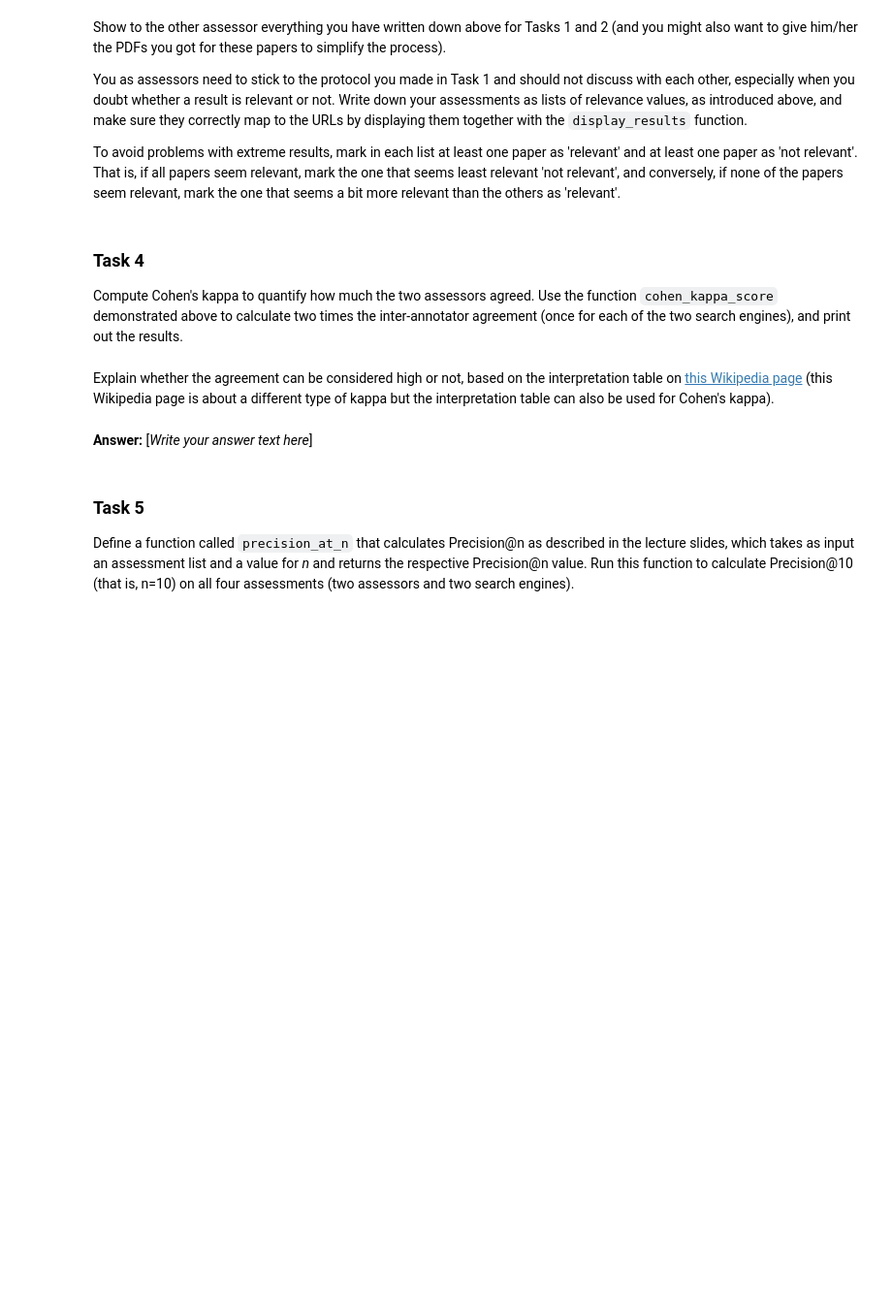
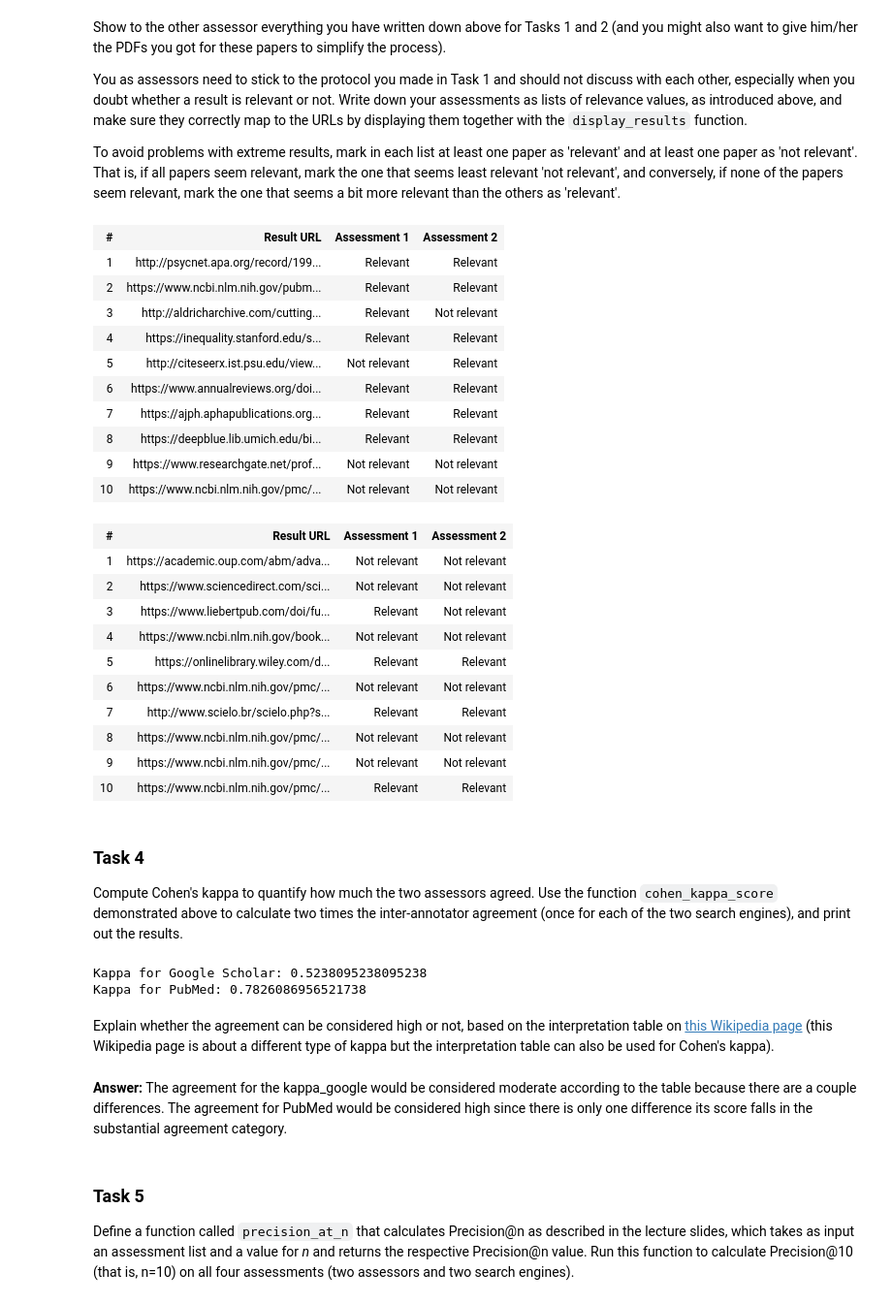
Before and after one commit to rockaflacka47/Information-Retrieval, a Jupyter notebook: IR2018-master/04_evaluating.ipynb, the cells around one changed output. Shown at 97% size. Drawn from its saved outputs; the diff is of its cells as text; code cells hidden in the pictures; blank space fills up the shorter version.

```diff
--- a/IR2018-master/04_evaluating.ipynb
+++ b/IR2018-master/04_evaluating.ipynb
@@ -257,21 +257,46 @@ To avoid problems with extreme results, mark in each list at least one paper as
 # %%
 # 0 = not relevant; 1 = relevant
 
 # You only need to create 4 of the following 6 lists, again depending on which search engines you chose.
 
 # Assessment 1 is from you:
 
-#assessment1_google = ...
+assessment1_google = [1, 1, 1, 1, 0, 1, 1, 1, 0, 0]
 #assessment1_semantic = ...
-#assessment1_pubmed = ...
+assessment1_pubmed = [0, 0, 1, 0, 1, 0, 1, 0, 0, 1]
 
 # Assessment 2 is from your fellow student (don't show him/her your own assessment!):
 
-#assessment2_google = ...
+assessment2_google = [1, 1, 0, 1, 1, 1, 1, 1, 0, 0]
 #assessment2_semantic = ...
-#assessment2_pubmed = ...
+assessment2_pubmed =[0, 0, 0, 0, 1, 0, 1, 0, 0, 1]
 
 # Call display_results here
+display_results(urls_google, assessment1_google, assessment2_google)
+display_results(urls_pubmed, assessment1_pubmed, assessment2_pubmed)
+# %% [output]
+| # | Result URL | Assessment 1 | Assessment 2 |
+| 1 | http://psycnet.apa.org/record/199... | Relevant | Relevant |
+| 2 | https://www.ncbi.nlm.nih.gov/pubm... | Relevant | Relevant |
+| 3 | http://aldricharchive.com/cutting... | Relevant | Not relevant |
+| 4 | https://inequality.stanford.edu/s... | Relevant | Relevant |
+| 5 | http://citeseerx.ist.psu.edu/view... | Not relevant | Relevant |
+| 6 | https://www.annualreviews.org/doi... | Relevant | Relevant |
+| 7 | https://ajph.aphapublications.org... | Relevant | Relevant |
+| 8 | https://deepblue.lib.umich.edu/bi... | Relevant | Relevant |
+| 9 | https://www.researchgate.net/prof... | Not relevant | Not relevant |
+| 10 | https://www.ncbi.nlm.nih.gov/pmc/... | Not relevant | Not relevant |
+| # | Result URL | Assessment 1 | Assessment 2 |
+| 1 | https://academic.oup.com/abm/adva... | Not relevant | Not relevant |
+| 2 | https://www.sciencedirect.com/sci... | Not relevant | Not relevant |
+| 3 | https://www.liebertpub.com/doi/fu... | Relevant | Not relevant |
+| 4 | https://www.ncbi.nlm.nih.gov/book... | Not relevant | Not relevant |
+| 5 | https://onlinelibrary.wiley.com/d... | Relevant | Relevant |
+| 6 | https://www.ncbi.nlm.nih.gov/pmc/... | Not relevant | Not relevant |
+| 7 | http://www.scielo.br/scielo.php?s... | Relevant | Relevant |
+| 8 | https://www.ncbi.nlm.nih.gov/pmc/... | Not relevant | Not relevant |
+| 9 | https://www.ncbi.nlm.nih.gov/pmc/... | Not relevant | Not relevant |
+| 10 | https://www.ncbi.nlm.nih.gov/pmc/... | Relevant | Relevant |
 # %% [markdown]
 ### Task 4
 
@@ -279,17 +304,20 @@ Compute Cohen's kappa to quantify how much the two assessors agreed. Use the fun
 # %%
 # Add your code here:
 
-#kappa_google = ...
+kappa_google = cohen_kappa_score(assessment1_google, assessment2_google)
 #kappa_semantic = ...
-#kappa_pubmed = ...
+kappa_pubmed = cohen_kappa_score(assessment1_pubmed, assessment2_pubmed)
 
-#print("Kappa for Google Scholar:", kappa_google)
+print("Kappa for Google Scholar:", kappa_google)
 #print("Kappa for Semantic Scholar:", kappa_semantic)
-#print("Kappa for PubMed:", kappa_pubmed)
+print("Kappa for PubMed:", kappa_pubmed)
+# %% [output]
+Kappa for Google Scholar: 0.5238095238095238
+Kappa for PubMed: 0.7826086956521738
 # %% [markdown]
 Explain whether the agreement can be considered high or not, based on the interpretation table on [this Wikipedia page](https://en.wikipedia.org/wiki/Fleiss'_kappa#Interpretation) (this Wikipedia page is about a different type of kappa but the interpretation table can also be used for Cohen's kappa).
-# %% [markdown]
-**Answer:** [_Write your answer text here_]
+# %% [markdown]
+**Answer:** The agreement for the kappa_google would be considered moderate according to the table because there are a couple differences. The agreement for PubMed would be considered high since there is only one difference its score falls in the substantial agreement category.
 # %% [markdown]
 ### Task 5
 
```
Also changed, not shown: parts of 5 cells of this notebook, 1 other file.
